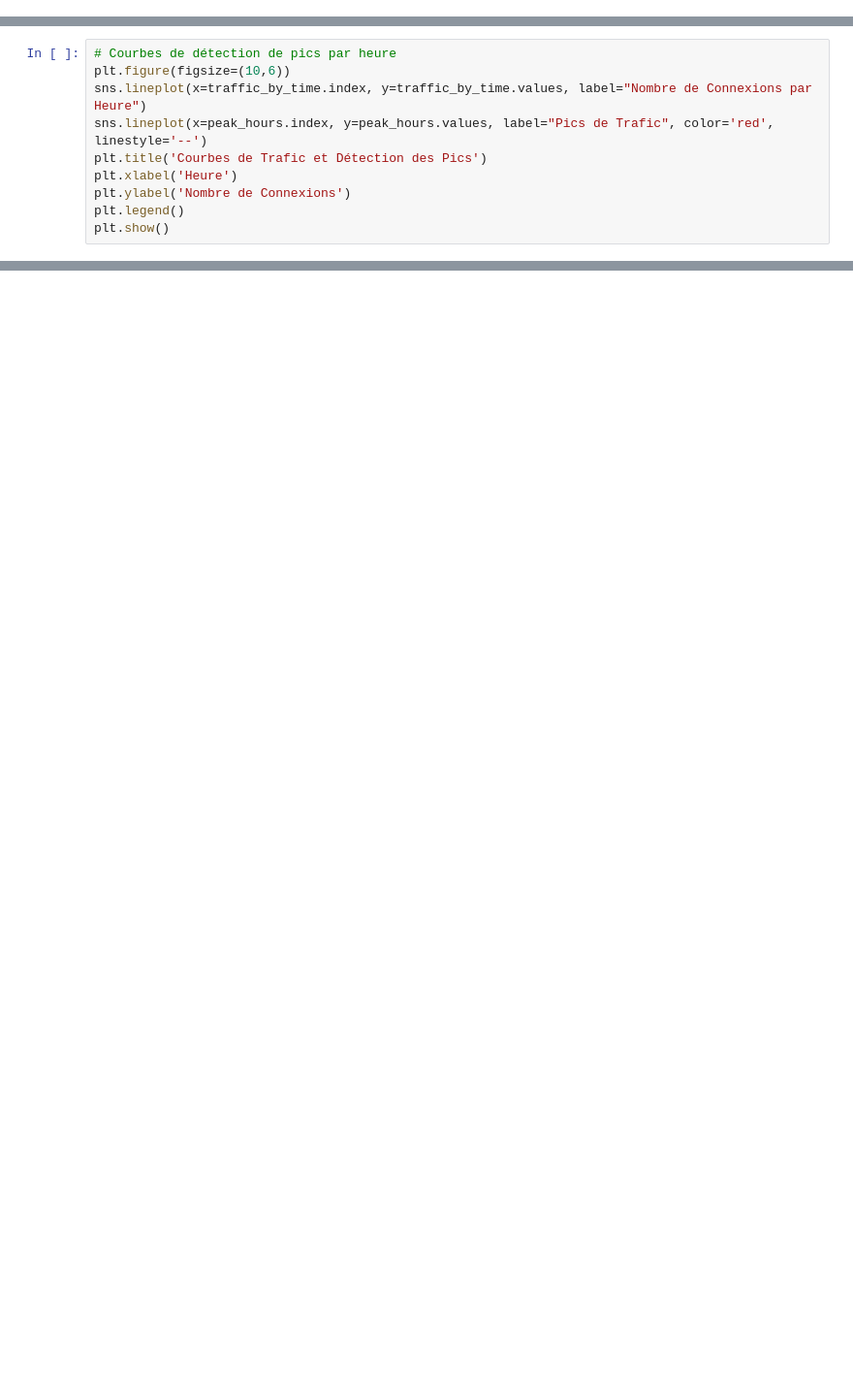
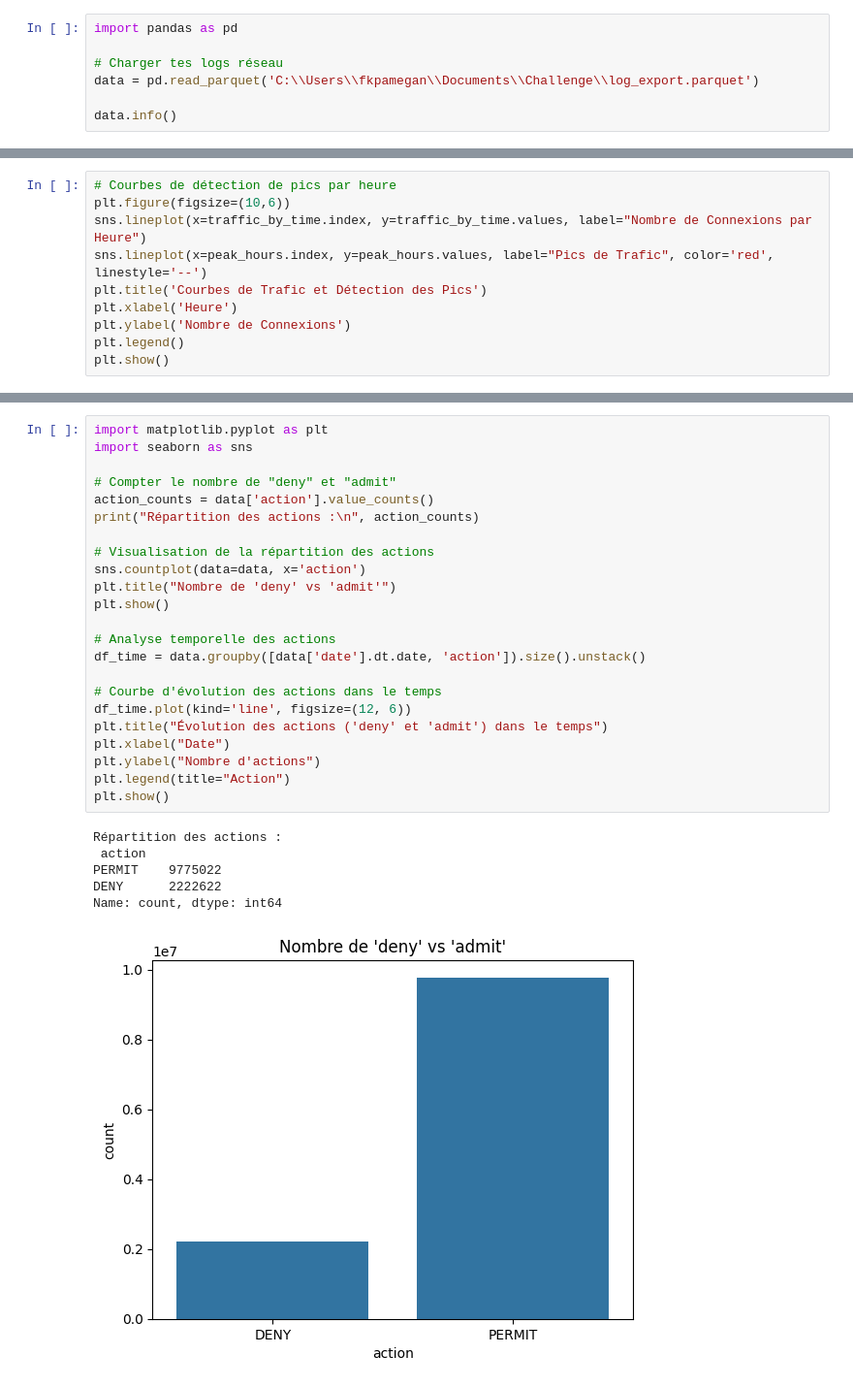
Before and after one commit to hugocollin/challenge_sise_opsie, a Jupyter notebook: src/ml/clustering.ipynb, the cells around one changed output, grey strips where cells are left out. Shown at 97% size. Cells and saved outputs as stored; diff of their text form; blank space fills up the shorter version.

```diff
--- a/src/ml/clustering.ipynb
+++ b/src/ml/clustering.ipynb
@@ -11,0 +1,7 @@ data.head()
+# %%
+import pandas as pd
+
+# Charger tes logs réseau
+data = pd.read_parquet('C:\\Users\\fkpamegan\\Documents\\Challenge\\log_export.parquet')
+
+data.info()
@@ -84,0 +256,30 @@ plt.show()
+# %%
+import matplotlib.pyplot as plt
+import seaborn as sns
+
+# Compter le nombre de "deny" et "admit"
+action_counts = data['action'].value_counts()
+print("Répartition des actions :\n", action_counts)
+
+# Visualisation de la répartition des actions
+sns.countplot(data=data, x='action')
+plt.title("Nombre de 'deny' vs 'admit'")
+plt.show()
+
+# Analyse temporelle des actions
+df_time = data.groupby([data['date'].dt.date, 'action']).size().unstack()
+
+# Courbe d'évolution des actions dans le temps
+df_time.plot(kind='line', figsize=(12, 6))
+plt.title("Évolution des actions ('deny' et 'admit') dans le temps")
+plt.xlabel("Date")
+plt.ylabel("Nombre d'actions")
+plt.legend(title="Action")
+plt.show()
+# %% [output]
+Répartition des actions :
+ action
+PERMIT    9775022
+DENY      2222622
+Name: count, dtype: int64
+[figure, added]
```
Also changed, not shown: parts of 24 cells of this notebook.
